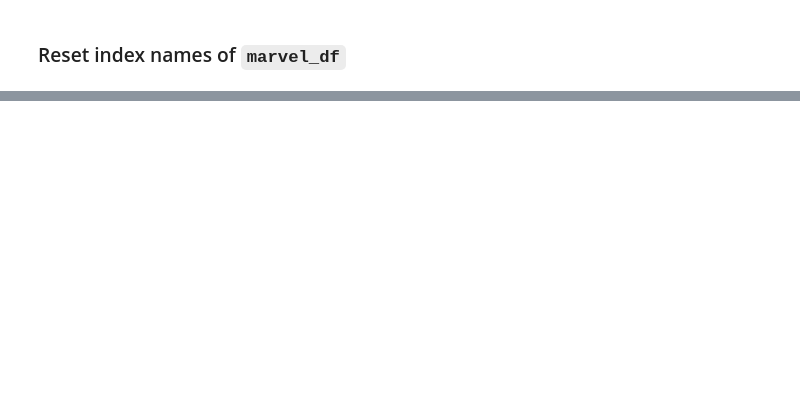
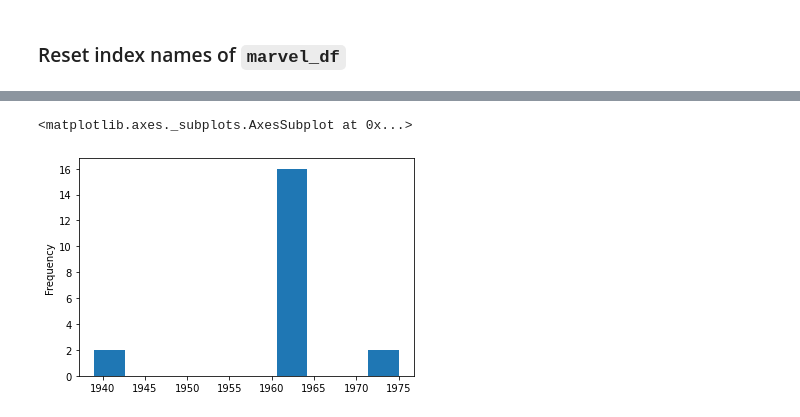
Before and after one commit to sury1999/Data-Analysis-Excercises, a Jupyter notebook: 4_Pandas_DataFrames_exercises.ipynb, the cells around one changed output, grey strips where cells are left out. Saved outputs shown, nothing was run; the diff lists cells and outputs as text; code cells hidden in the pictures; blank space fills up the shorter version.

```diff
--- a/4_Pandas_DataFrames_exercises.ipynb
+++ b/4_Pandas_DataFrames_exercises.ipynb
@@ -286,6 +655,10 @@ marvel_df.first_appearance.plot()
 ### Plot a histogram (plot.hist) with values of `first_appearance`
 # %%
 # your code goes here
+marvel_df['first_appearance'].plot(kind='hist')
+# %% [output]
+<matplotlib.axes._subplots.AxesSubplot at 0x...>
+[figure, added]
 # %%
 
 plt.hist(marvel_df.first_appearance)
```
Also changed, not shown: parts of 36 cells of this notebook.
